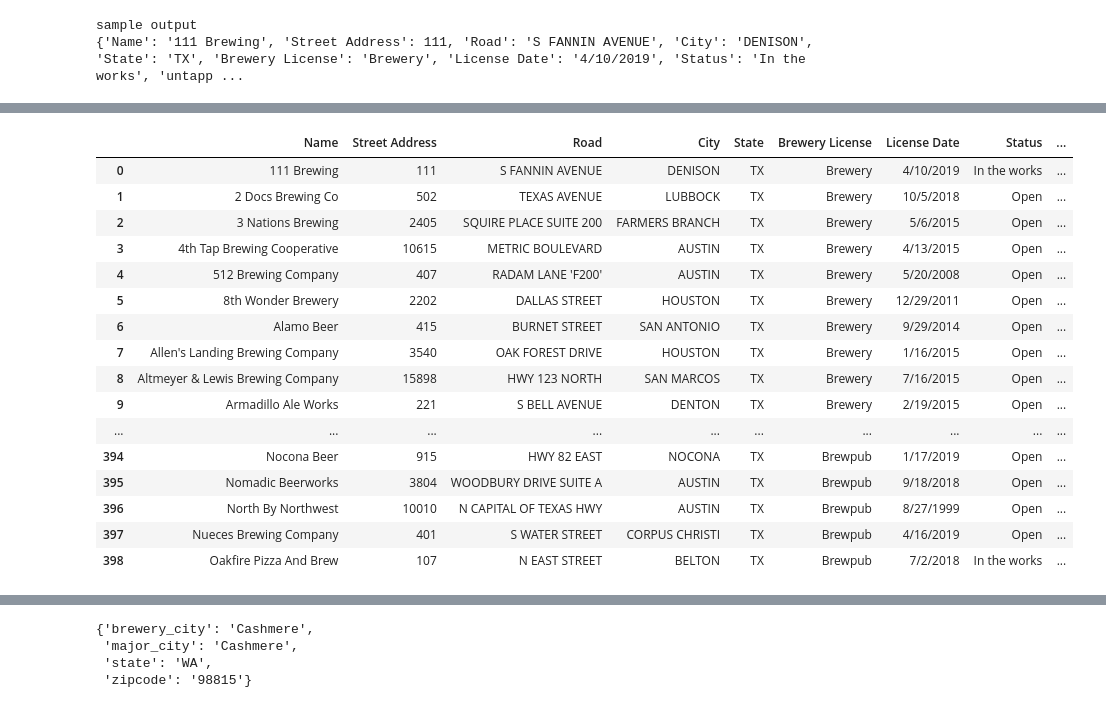
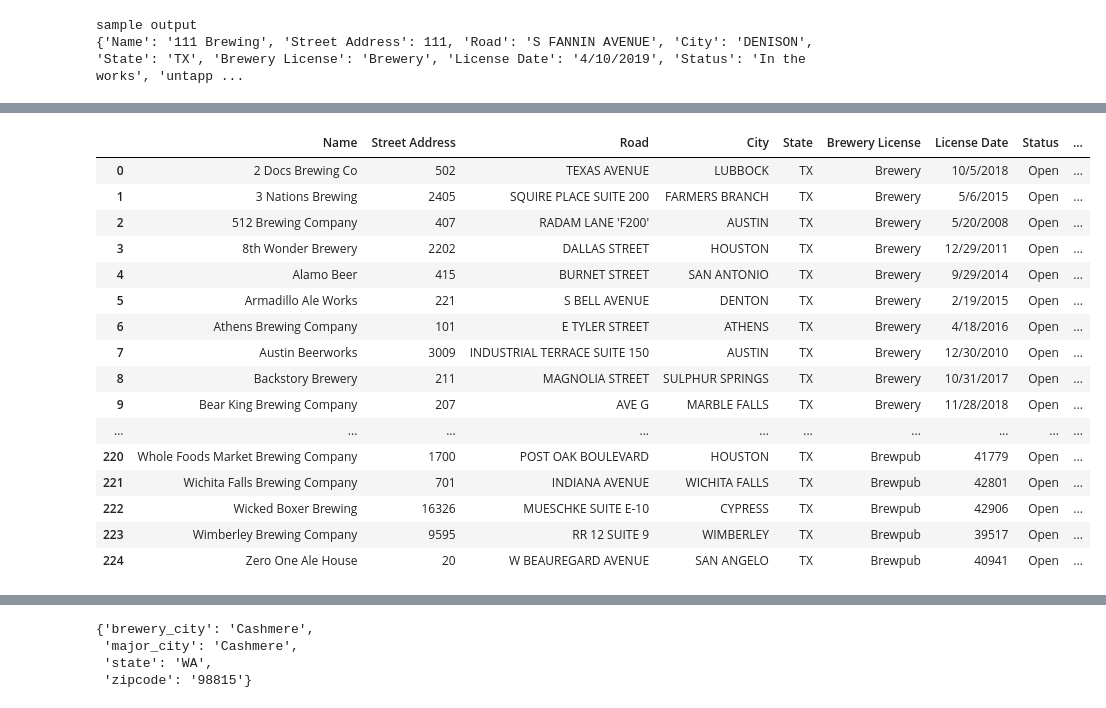
Before and after one commit to toadies/7374_Brewery_Analytics, a Jupyter notebook: API/UntappdAPI.ipynb, the cells around one changed output, grey strips where cells are left out. Drawn from its saved outputs; the diff is of its cells as text; code cells hidden in the pictures.

Commit message:
brewery info saved

```diff
--- a/API/UntappdAPI.ipynb
+++ b/API/UntappdAPI.ipynb
@@ -4,13 +4,14 @@ import urllib.parse as urlparse
 import requests
 import json
 import os
+from datetime import datetime
 
 class Untappd:
 
     def __init__(self, clientId = "", clientSecret = ""):
         load_dotenv(dotenv_path="../.env")
-        self._clientId = os.getenv("CLIENT_ID")
-        self._clientSecret = os.getenv("CLIENT_SECRET")
+        self._clientId = os.getenv("CLIENT_ID_ALT")
+        self._clientSecret = os.getenv("CLIENT_SECRET_ALT")
         self._baseUrl = "https://api.untappd.com/v4/"
 
 
@@ -52,9 +53,7 @@ class Untappd:
         if response.status_code == 200:
             content = response.json()
 
-            brewery = content["response"]
-
-        return brewery, counter, response
+        return content["response"], counter, response
 # %% [markdown]
 ### Create a brewery dataset
 # %%
@@ -136,6 +136,7 @@ sample output
 # %%
 import pickle
 import pandas as pd
+from IPython.display import clear_output
 
 # Load data
 with open ("../data/all_breweries.pkl", "rb") as fp:
@@ -143,9 +144,13 @@ with open ("../data/all_breweries.pkl", "rb") as fp:
 
 # Normalized the results
 brewery_parsed = []
+i = 0
 for brewery in all_breweries:
-    if "untappd" in brewery:
-        for entries in brewery["untappd"]:
+    clear_output(wait=True)
+    display(i)
+    i+=1
+    for entries in brewery["untappd"]:
+        if "no_results" not in entries:
             brewery_parsed.append({
                 "Name":brewery["Name"],
                 "Street Address":brewery["Street Address"],
@@ -156,46 +161,40 @@ for brewery in all_breweries:
                 "License Date":brewery["License Date"],
                 "Status":brewery["Status"],
                 "search_count":len(brewery["untappd"]),
+                "brewery_id":entries["brewery"]["brewery_id"],
                 "brewery_name":entries["brewery"]["brewery_name"],
-                "brewery_id":entries["brewery"]["brewery_id"],
                 "beer_count":entries["brewery"]["beer_count"],
                 "brewery_city":entries["brewery"]["location"]["brewery_city"],
                 "brewery_state":entries["brewery"]["location"]["brewery_state"],
                 "brewery_lat":entries["brewery"]["location"]["lat"],
                 "brewery_lng":entries["brewery"]["location"]["lng"]
             })
-    else:
-        brewery_parsed.append({
-            "Name":brewery["Name"],
-            "Street Address":brewery["Street Address"],
-            "Road":brewery["Road"],
-            "City":brewery["City"],
-            "State":brewery["State"],
-            "Brewery License":brewery["Brewery License"],
-            "License Date":brewery["License Date"],
-            "Status":brewery["Status"],
-            "search_count":0,
-            "brewery_name":"",
-            "brewery_id":"",
-            "beer_count":0,
-            "brewery_city":"",
-            "brewery_state":"",
-            "brewery_lat":float('NaN'),
-            "brewery_lng":float('NaN')
-        })
-#         print(brewery)
-#         print("##########")
-#     break
 
 
 # Remove results where not in texas
-# brewery_parsed = [ brewery for brewery in brewery_parsed if "TX" in brewery["brewery_state"]]
+brewery_parsed = [ brewery for brewery in brewery_parsed if "TX" in brewery["brewery_state"]]
 # Must have 10 beers!
-# brewery_parsed = [ brewery for brewery in brewery_parsed if brewery["beer_count"] > 9 ]
+brewery_parsed = [ brewery for brewery in brewery_parsed if brewery["beer_count"] > 9 ]
 
-#Convert to Pandas and save it
-# brewery_parsed = pd.DataFrame( brewery_parsed )
-# brewery_parsed.to_csv("../data/brewery_search.csv")
+#remove duplicates
+brewery_count = pd.DataFrame(brewery_parsed).groupby(["Name"])["Status"].count()
+dups = brewery_count.loc[ brewery_count > 1].reset_index()
+dups = dups["Name"].to_list()
+print("Duplicates to be removed", dups)
+brewery_parsed = [ brewery for brewery in brewery_parsed if brewery["Name"] not in dups ]
+
+#Add Brewery ID back in to primary data
+for brewery in all_breweries:
+    for b in brewery_parsed:
+        if brewery["Name"] in b["Name"]:
+            brewery["brewery_id"] = b["brewery_id"]
+
+#Save results
+with open("../data/all_breweries.pkl", "wb") as fp:
+    pickle.dump(all_breweries, fp)
+# #Convert to Pandas and save it
+# # brewery_parsed = pd.DataFrame( brewery_parsed )
+# # brewery_parsed.to_csv("../data/brewery_search.csv")
 pd.options.display.max_rows = 999
 display( pd.DataFrame( brewery_parsed ) )
 pd.options.display.max_rows = 15
@@ -203,17 +204,17 @@ pd.options.display.max_rows = 15
 |  | Name | Street Address | Road | City | State | Brewery License | License Date | Status | ... |
-| 0 | 111 Brewing | 111 | S FANNIN AVENUE | DENISON | TX | Brewery | 4/10/2019 | In the works | ... |
-| 1 | 2 Docs Brewing Co | 502 | TEXAS AVENUE | LUBBOCK | TX | Brewery | 10/5/2018 | Open | ... |
-| 2 | 3 Nations Brewing | 2405 | SQUIRE PLACE SUITE 200 | FARMERS BRANCH | TX | Brewery | 5/6/2015 | Open | ... |
-| 3 | 4th Tap Brewing Cooperative | 10615 | METRIC BOULEVARD | AUSTIN | TX | Brewery | 4/13/2015 | Open | ... |
-| 4 | 512 Brewing Company | 407 | RADAM LANE 'F200' | AUSTIN | TX | Brewery | 5/20/2008 | Open | ... |
-| 5 | 8th Wonder Brewery | 2202 | DALLAS STREET | HOUSTON | TX | Brewery | 12/29/2011 | Open | ... |
-| 6 | Alamo Beer | 415 | BURNET STREET | SAN ANTONIO | TX | Brewery | 9/29/2014 | Open | ... |
-| 7 | Allen's Landing Brewing Company | 3540 | OAK FOREST DRIVE | HOUSTON | TX | Brewery | 1/16/2015 | Open | ... |
-| 8 | Altmeyer & Lewis Brewing Company | 15898 | HWY 123 NORTH | SAN MARCOS | TX | Brewery | 7/16/2015 | Open | ... |
-| 9 | Armadillo Ale Works | 221 | S BELL AVENUE | DENTON | TX | Brewery | 2/19/2015 | Open | ... |
+| 0 | 2 Docs Brewing Co | 502 | TEXAS AVENUE | LUBBOCK | TX | Brewery | 10/5/2018 | Open | ... |
+| 1 | 3 Nations Brewing | 2405 | SQUIRE PLACE SUITE 200 | FARMERS BRANCH | TX | Brewery | 5/6/2015 | Open | ... |
+| 2 | 512 Brewing Company | 407 | RADAM LANE 'F200' | AUSTIN | TX | Brewery | 5/20/2008 | Open | ... |
+| 3 | 8th Wonder Brewery | 2202 | DALLAS STREET | HOUSTON | TX | Brewery | 12/29/2011 | Open | ... |
+| 4 | Alamo Beer | 415 | BURNET STREET | SAN ANTONIO | TX | Brewery | 9/29/2014 | Open | ... |
+| 5 | Armadillo Ale Works | 221 | S BELL AVENUE | DENTON | TX | Brewery | 2/19/2015 | Open | ... |
+| 6 | Athens Brewing Company | 101 | E TYLER STREET | ATHENS | TX | Brewery | 4/18/2016 | Open | ... |
+| 7 | Austin Beerworks | 3009 | INDUSTRIAL TERRACE SUITE 150 | AUSTIN | TX | Brewery | 12/30/2010 | Open | ... |
+| 8 | Backstory Brewery | 211 | MAGNOLIA STREET | SULPHUR SPRINGS | TX | Brewery | 10/31/2017 | Open | ... |
+| 9 | Bear King Brewing Company | 207 | AVE G | MARBLE FALLS | TX | Brewery | 11/28/2018 | Open | ... |
 | ... | ... | ... | ... | ... | ... | ... | ... | ... | ... |
-| 394 | Nocona Beer | 915 | HWY 82 EAST | NOCONA | TX | Brewpub | 1/17/2019 | Open | ... |
-| 395 | Nomadic Beerworks | 3804 | WOODBURY DRIVE SUITE A | AUSTIN | TX | Brewpub | 9/18/2018 | Open | ... |
-| 396 | North By Northwest | 10010 | N CAPITAL OF TEXAS HWY | AUSTIN | TX | Brewpub | 8/27/1999 | Open | ... |
-| 397 | Nueces Brewing Company | 401 | S WATER STREET | CORPUS CHRISTI | TX | Brewpub | 4/16/2019 | Open | ... |
-| 398 | Oakfire Pizza And Brew | 107 | N EAST STREET | BELTON | TX | Brewpub | 7/2/2018 | In the works | ... |
+| 220 | Whole Foods Market Brewing Company | 1700 | POST OAK BOULEVARD | HOUSTON | TX | Brewpub | 41779 | Open | ... |
+| 221 | Wichita Falls Brewing Company | 701 | INDIANA AVENUE | WICHITA FALLS | TX | Brewpub | 42801 | Open | ... |
+| 222 | Wicked Boxer Brewing | 16326 | MUESCHKE SUITE E-10 | CYPRESS | TX | Brewpub | 42906 | Open | ... |
+| 223 | Wimberley Brewing Company | 9595 | RR 12 SUITE 9 | WIMBERLEY | TX | Brewpub | 39517 | Open | ... |
+| 224 | Zero One Ale House | 20 | W BEAUREGARD AVENUE | SAN ANGELO | TX | Brewpub | 40941 | Open | ... |
```
Also changed, not shown: parts of 8 cells of this notebook, 1 other file.
